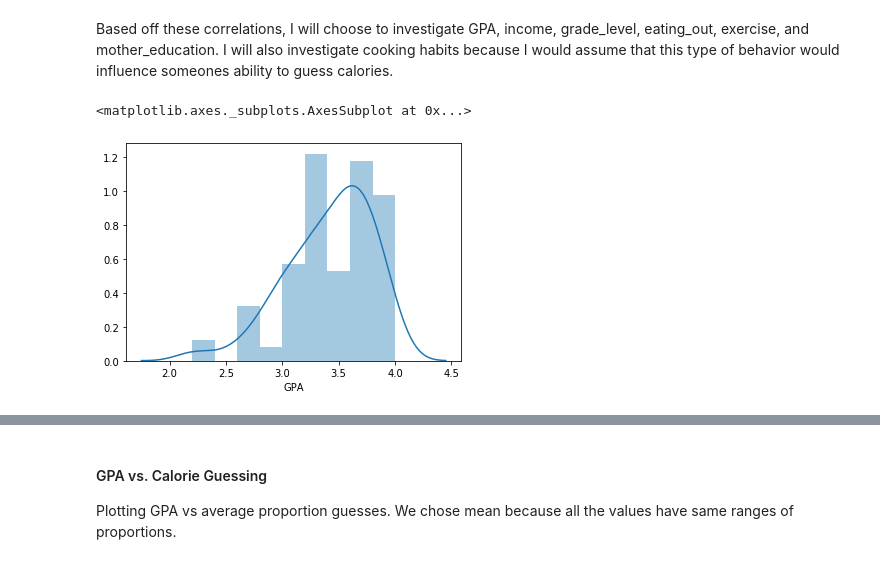
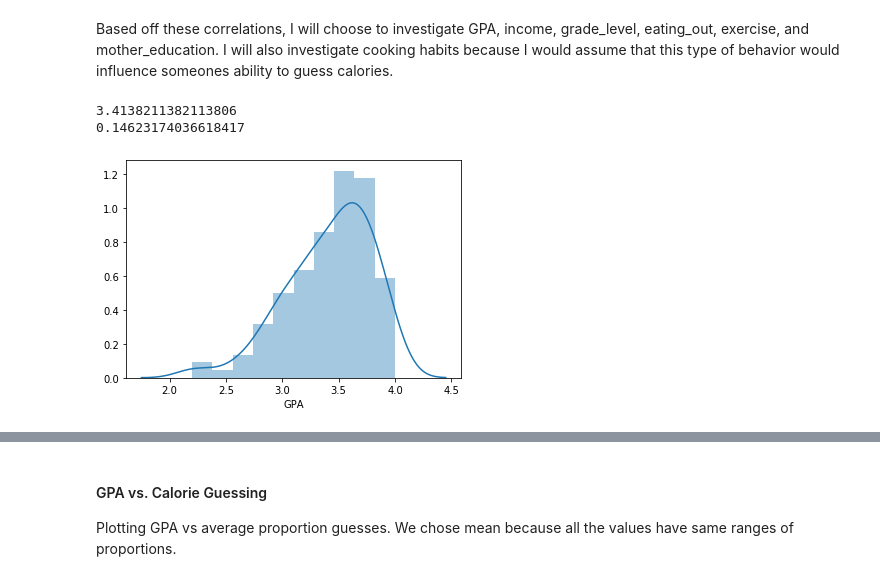
Before and after one commit to tiffanyhsu001/Stats131_FinalProject, a Jupyter notebook: Exploratory_analysis.ipynb, the cells around one changed output, grey strips where cells are left out. Drawn from its saved outputs; the diff is of its cells as text; code cells hidden in the pictures.

```diff
--- a/Exploratory_analysis.ipynb
+++ b/Exploratory_analysis.ipynb
@@ -98,7 +99,10 @@ Name: calories_turkey_prop, dtype: float64
 Based off these correlations, I will choose to investigate GPA, income, grade_level, eating_out, exercise, and mother_education. I will also investigate cooking habits because I would assume that this type of behavior would influence someones ability to guess calories.
 # %%
 # GPA
-sns.distplot(df2['GPA'].dropna())
+sns.distplot(df2['GPA'].dropna(),bins = 10)
+print(np.mean(df2['GPA']))
+print(np.var(df2['GPA']))
 # %% [output]
-<matplotlib.axes._subplots.AxesSubplot at 0x...>
+3.4138211382113806
+0.14623174036618417
-[figure, old version]
+[figure, new version]
```
Also changed, not shown: parts of 42 cells of this notebook.
